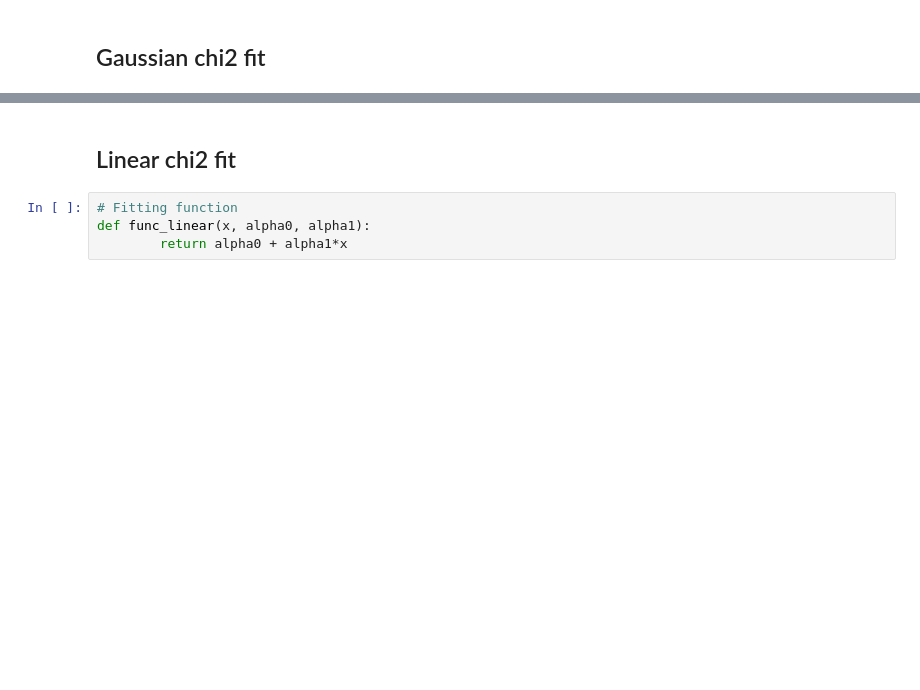
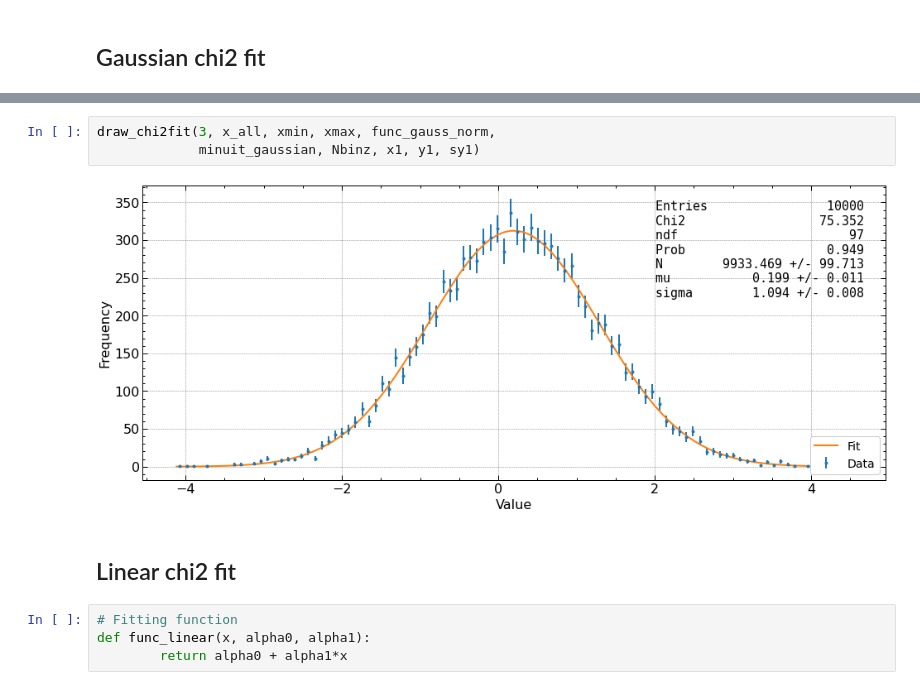
Before and after one commit to SaimNazir/Statistics, a Jupyter notebook: Chi2_fitting.ipynb, the cells around one changed output, grey strips where cells are left out. Saved outputs shown, nothing was run; the diff lists cells and outputs as text; blank space fills up the shorter version.

```diff
--- a/Chi2_fitting.ipynb
+++ b/Chi2_fitting.ipynb
@@ -125,3 +142,8 @@ fig.tight_layout()
+# %%
+draw_chi2fit(3, x_all, xmin, xmax, func_gauss_norm,
+             minuit_gaussian, Nbinz, x1, y1, sy1)
+# %% [output]
+[figure, added]
 # %% [markdown]
 ## Linear chi2 fit
 # %%
```
Also changed, not shown: parts of 37 cells of this notebook.
